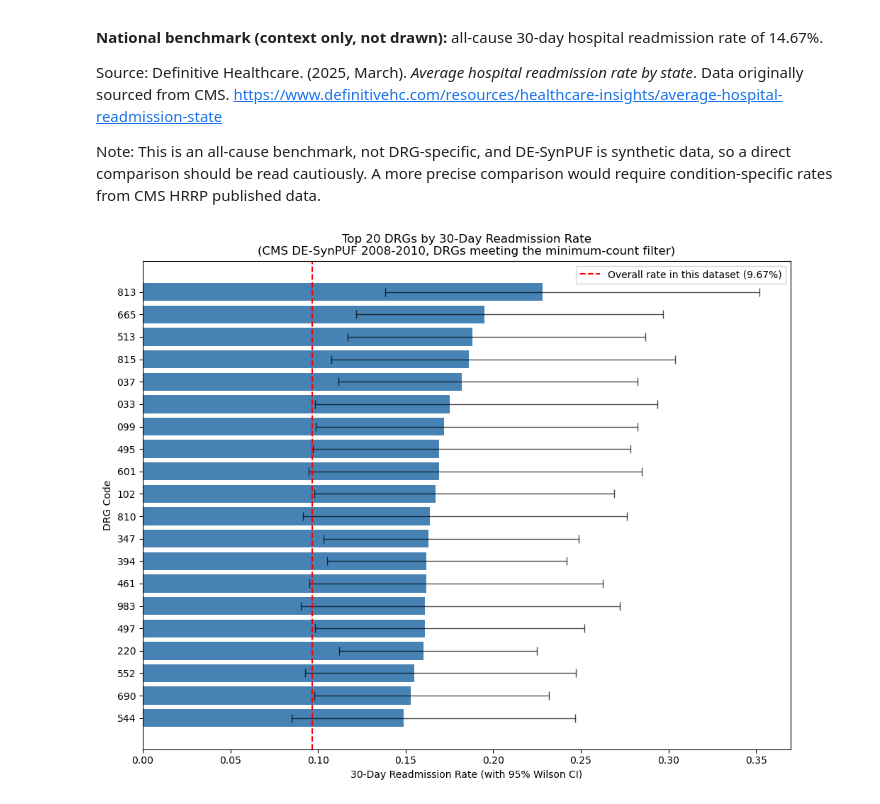
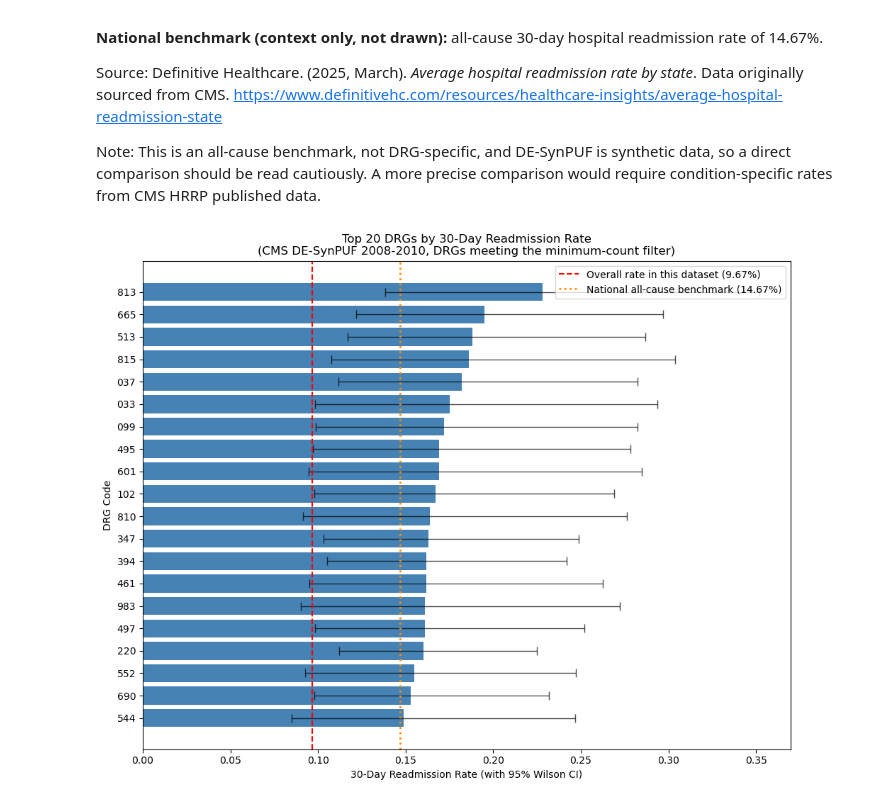
Before and after one commit to Djaser23/claims_readmission_analysis, a Jupyter notebook: notebooks/readmission_analysis.ipynb, the cells around one changed output. Cells and saved outputs as stored; diff of their text form; code cells hidden in the pictures.

```diff
--- a/notebooks/readmission_analysis.ipynb
+++ b/notebooks/readmission_analysis.ipynb
@@ -93,31 +93,37 @@ Note: This is an all-cause benchmark, not DRG-specific, and DE-SynPUF is synthet
 
 import matplotlib.pyplot as plt
 
 OVERALL_RATE = 6421 / 66382  # 08_overall_readmission_rate.sql (SEGMENT = 1, censoring-adjusted)
+EXTERNAL_BENCHMARK = 0.1467 # # National all-cause 30-day readmission rate, Definitive Healthcare (2025)
 
 top20 = df.head(20).sort_values('readmission_rate')
 
 # xerr needs asymmetric distances from the point estimate, not the raw CI bounds
 lower_err = top20['readmission_rate'] - top20['ci_lower']
 upper_err = top20['ci_upper'] - top20['readmission_rate']
 
 plt.figure(figsize=(10, 8))
 plt.barh(
     top20['CLM_DRG_CD'].astype(str),
     top20['readmission_rate'],
     xerr=[lower_err, upper_err],
     color='steelblue',
     capsize=4,
     error_kw={'ecolor': 'black', 'elinewidth': 1, 'alpha': 0.7}
 )
 plt.axvline(x=OVERALL_RATE, color='red', linewidth=1.5, linestyle='--',
             label=f'Overall rate in this dataset ({OVERALL_RATE:.2%})')
+
+plt.axvline(x=EXTERNAL_BENCHMARK, color='darkorange', linewidth=2, linestyle=':',
+            label=f'National all-cause benchmark ({EXTERNAL_BENCHMARK:.2%})')
+
+
 plt.legend()
 plt.xlabel('30-Day Readmission Rate (with 95% Wilson CI)')
 plt.ylabel('DRG Code')
 plt.title('Top 20 DRGs by 30-Day Readmission Rate\n(CMS DE-SynPUF 2008-2010, DRGs meeting the minimum-count filter)')
 plt.tight_layout()
 plt.savefig('../images/top20_drg_readmission_rate.png', dpi=150, bbox_inches='tight')
 plt.show()
 # %% [output]
-[figure, old version]
+[figure, new version]
```
Also changed, not shown: 2 other files.
